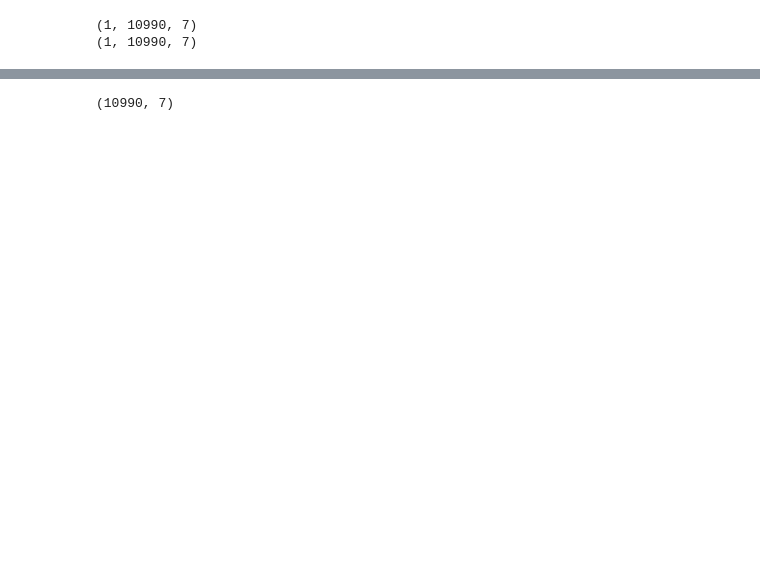
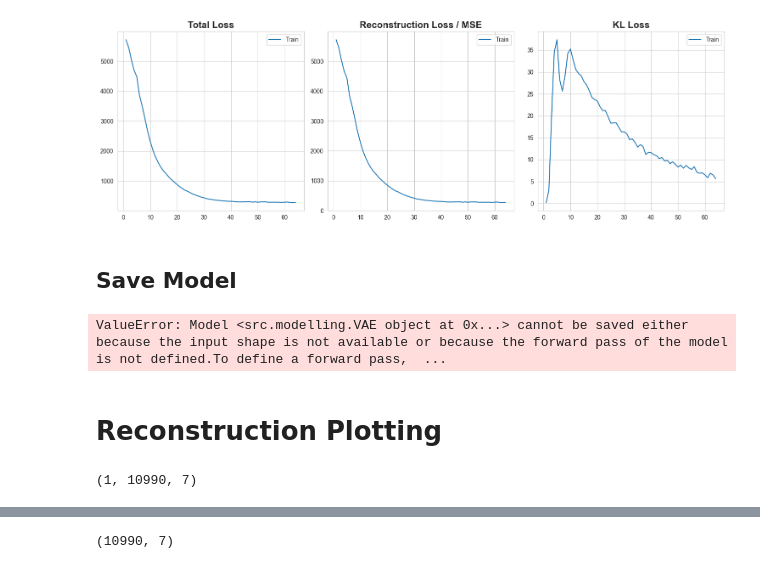
Before and after one commit to negralessio/biosignals-gen-ai, a Jupyter notebook: notebooks/vae.ipynb, the cells around one changed output, grey strips where cells are left out. Drawn from its saved outputs; the diff is of its cells as text; code cells hidden in the pictures; blank space fills up the shorter version.

```diff
--- a/notebooks/vae.ipynb
+++ b/notebooks/vae.ipynb
@@ -59,14 +47,0 @@ Epoch 16/16
-# %%
-def plot_history(history):
-    loss_dict = history.history
-
-    loss_train = loss_dict["loss"]
-    #loss_val = loss_dict["val_loss"]
-    x = [i+1 for i in range(0, len(loss_train))]
-
-    plt.figure(figsize=(7, 4))
-    plt.title("$L_2$ Loss")
-    sns.lineplot(x=x, y=loss_train, label="Train")
-    #sns.lineplot(x=x, y=loss_val, label="Val")
-
-plot_history(history)
@@ -75,9 +87,51 @@ plot_history(history)
+# %%
+def plot_history(history):
+    loss_dict = history.history
+
+    loss_train = loss_dict["loss"]
+    #loss_val = loss_dict["val_total_loss"]
+
+    rec_loss = loss_dict["reconstruction_loss"]
+    #rec_loss_val = loss_dict["val_reconstruction_loss"]
+
+    kl_loss = loss_dict["kl_loss"]
+    #kl_loss_val = loss_dict["val_kl_loss"]
+
+    x = [i+1 for i in range(0, len(loss_train))]
+
+    fig, axes = plt.subplots(nrows=1, ncols=3, figsize=(15,5))
+    axes[0].set_title("Total Loss", size=16, fontweight="bold")
+    sns.lineplot(x=x, y=loss_train, label="Train", ax=axes[0])
+    #sns.lineplot(x=x, y=loss_val, label="Val", ax=axes[0])
+
+    axes[1].set_title("Reconstruction Loss / MSE", size=16, fontweight="bold")
+    sns.lineplot(x=x, y=rec_loss, label="Train", ax=axes[1])
+    #sns.lineplot(x=x, y=rec_loss_val, label="Val", ax=axes[1])
+
+    axes[2].set_title("KL Loss", size=16, fontweight="bold")
+    sns.lineplot(x=x, y=kl_loss, label="Train", ax=axes[2])
+    #sns.lineplot(x=x, y=kl_loss_val, label="Val", ax=axes[2])
+    fig.tight_layout()
+
+plot_history(history)
+# %% [output]
+[figure, added]
+# %% [markdown]
+## Save Model
+# %%
+vae.save("../models/e64_b2_43k_params")
+
+# Load Model
+#vae = tf.keras.models.load_model("../models/e32-b1_final_dir")
+# %% [output]
+ValueError: Model <src.modelling.VAE object at 0x...> cannot be saved either because the input shape is not available or because the forward pass of the model is not defined.To define a forward pass,  ...
+# %% [markdown]
+# Reconstruction Plotting
 # %%
-val_sample = np.expand_dims(tensor[0], axis=0)
+#val_sample = np.expand_dims(tensor_val[0], axis=0)
 train_sample = np.expand_dims(tensor[0], axis=0)
-print(val_sample.shape)
+#print(val_sample.shape)
 print(train_sample.shape)
 # %% [output]
 (1, 10990, 7)
-(1, 10990, 7)
 # %%
```
Also changed, not shown: parts of 17 cells of this notebook.
